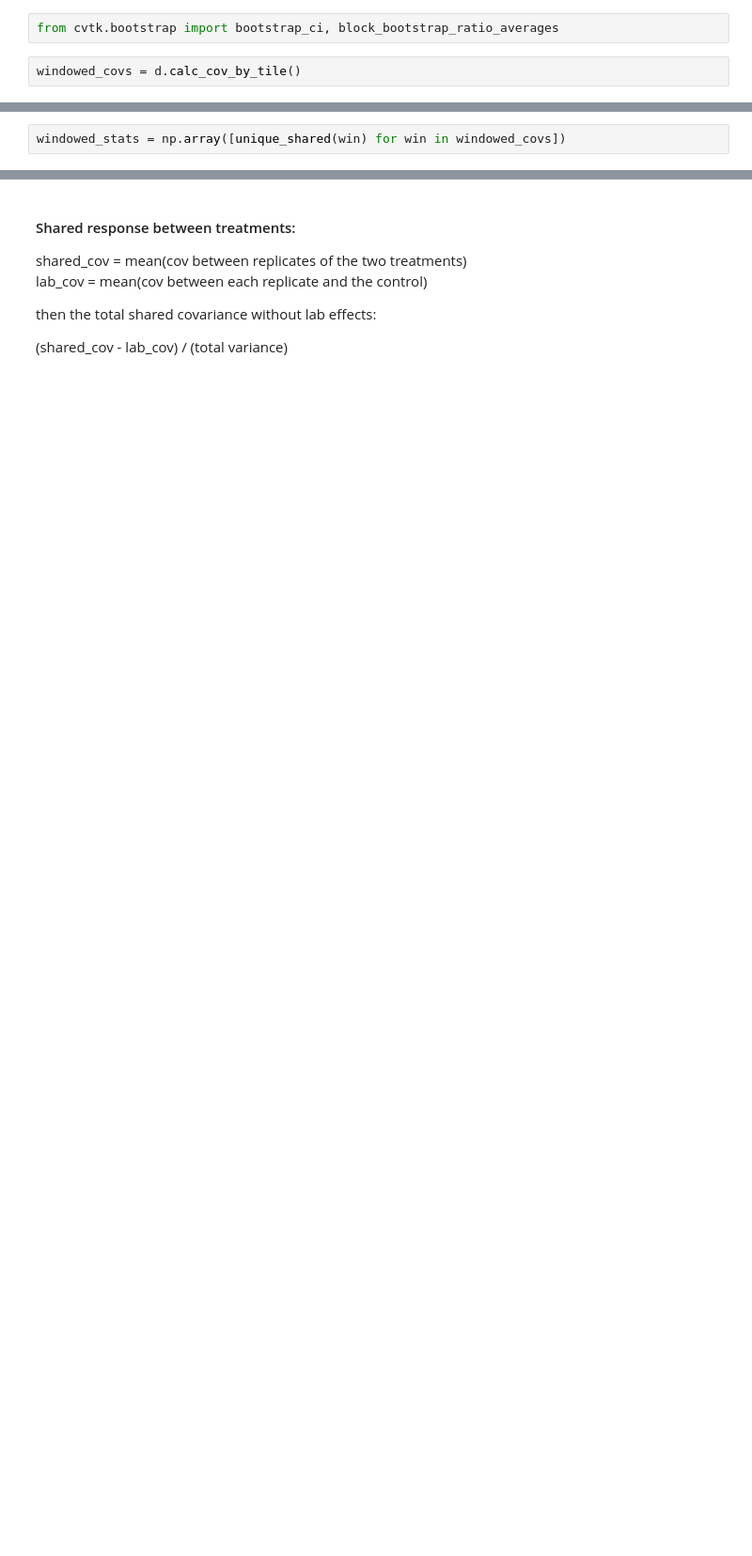
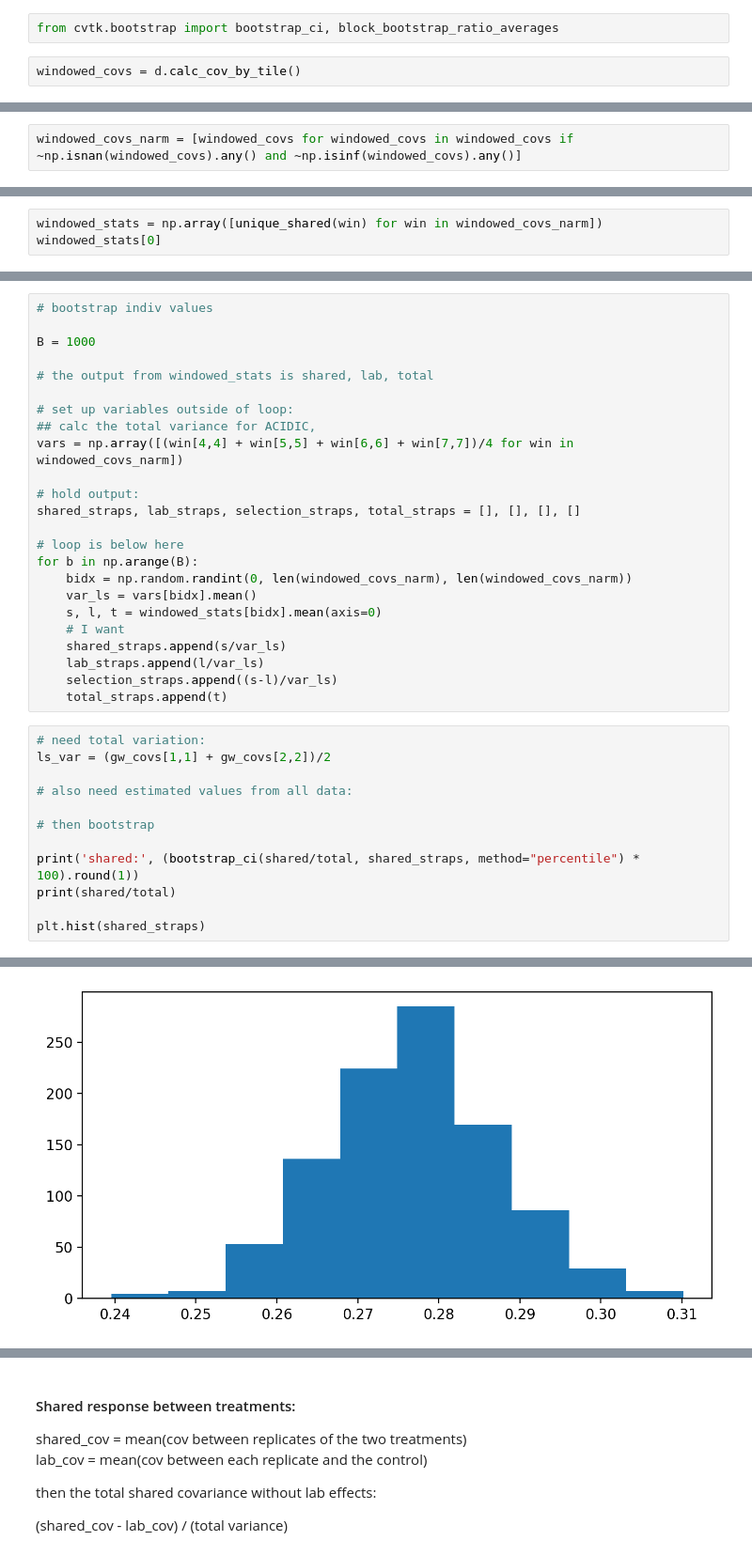
Before and after one commit to rsbrennan/tonsa_25_gen_ER, a Jupyter notebook: tonsa.ipynb, the cells around one changed output, grey strips where cells are left out. Shown: that part at 94% size. Drawn from its saved outputs; the diff is of its cells as text; blank space fills up the shorter version.

Commit message:
pi calc

```diff
--- a/tonsa.ipynb
+++ b/tonsa.ipynb
@@ -728,0 +749,2 @@ windowed_covs = d.calc_cov_by_tile()
+# %%
+windowed_covs_narm = [windowed_covs for windowed_covs in windowed_covs if ~np.isnan(windowed_covs).any() and ~np.isinf(windowed_covs).any()]
@@ -729,2 +755,3 @@ windowed_covs = d.calc_cov_by_tile()
 # %%
-windowed_stats = np.array([unique_shared(win) for win in windowed_covs])
+windowed_stats = np.array([unique_shared(win) for win in windowed_covs_narm])
+windowed_stats[0]
@@ -730,0 +760,37 @@ windowed_stats = np.array([unique_shared(win) for win in windowed_covs])
+# %%
+# bootstrap indiv values
+
+B = 1000
+
+# the output from windowed_stats is shared, lab, total
+
+# set up variables outside of loop:
+## calc the total variance for ACIDIC,
+vars = np.array([(win[4,4] + win[5,5] + win[6,6] + win[7,7])/4 for win in windowed_covs_narm])
+
+# hold output:
+shared_straps, lab_straps, selection_straps, total_straps = [], [], [], []
+
+# loop is below here
+for b in np.arange(B):
+    bidx = np.random.randint(0, len(windowed_covs_narm), len(windowed_covs_narm))
+    var_ls = vars[bidx].mean()
+    s, l, t = windowed_stats[bidx].mean(axis=0)
+    # I want
+    shared_straps.append(s/var_ls)
+    lab_straps.append(l/var_ls)
+    selection_straps.append((s-l)/var_ls)
+    total_straps.append(t)
+# %%
+# need total variation:
+ls_var = (gw_covs[1,1] + gw_covs[2,2])/2
+
+# also need estimated values from all data:
+
+# then bootstrap
+
+print('shared:', (bootstrap_ci(shared/total, shared_straps, method="percentile") * 100).round(1))
+print(shared/total)
+
+plt.hist(shared_straps)
+# %% [output]
@@ -730,0 +804 @@ windowed_stats = np.array([unique_shared(win) for win in windowed_covs])
+[figure, added]
```
Also changed, not shown: parts of 20 cells of this notebook, 2 other files.
